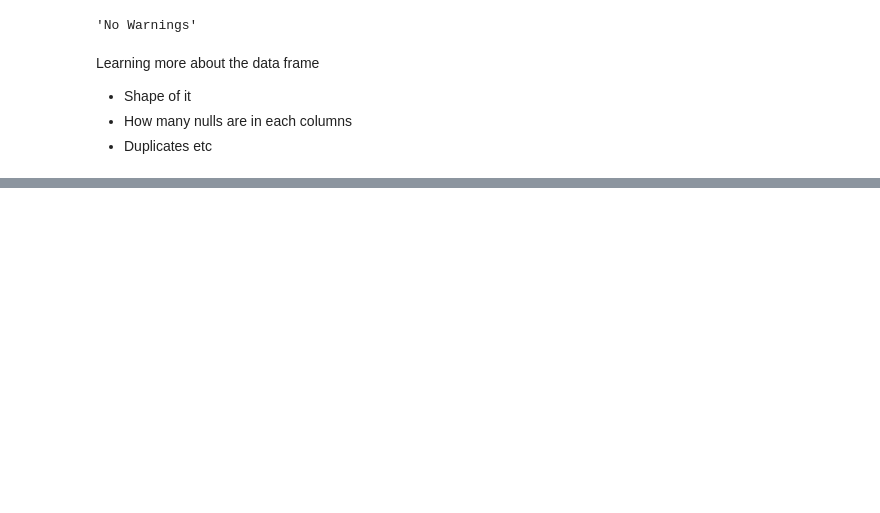
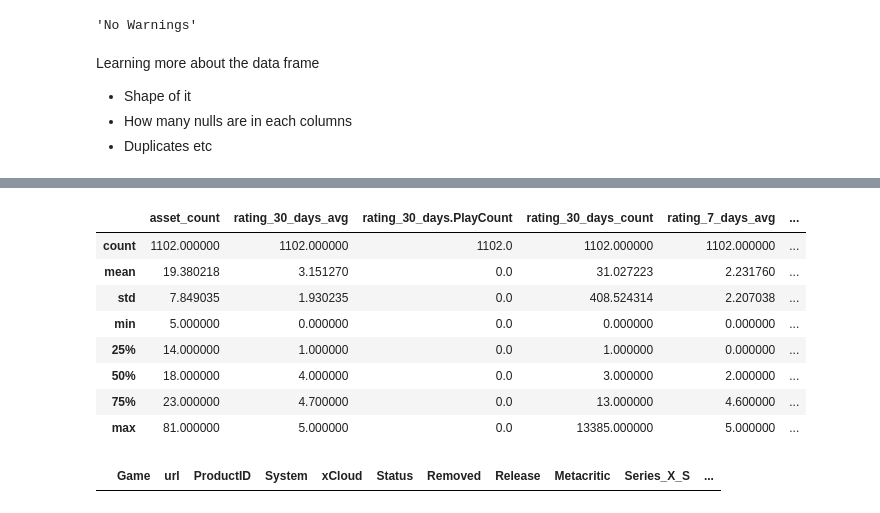
Before and after one commit to Doggo21345/Xbox-ELT-pipeline, a Jupyter notebook: ML/Notebooks/EDA.ipynb, the cells around one changed output, grey strips where cells are left out. Cells and saved outputs as stored; diff of their text form; code cells hidden in the pictures; blank space fills up the shorter version.

```diff
--- a/ML/Notebooks/EDA.ipynb
+++ b/ML/Notebooks/EDA.ipynb
@@ -159,3 +186,19 @@ etc
+# %%
+final_df.describe()
+# %% [output]
+|  | asset_count | rating_30_days_avg | rating_30_days.PlayCount | rating_30_days_count | rating_7_days_avg | ... |
+| count | 1102.000000 | 1102.000000 | 1102.0 | 1102.000000 | 1102.000000 | ... |
+| mean | 19.380218 | 3.151270 | 0.0 | 31.027223 | 2.231760 | ... |
+| std | 7.849035 | 1.930235 | 0.0 | 408.524314 | 2.207038 | ... |
+| min | 5.000000 | 0.000000 | 0.0 | 0.000000 | 0.000000 | ... |
+| 25% | 14.000000 | 1.000000 | 0.0 | 1.000000 | 0.000000 | ... |
+| 50% | 18.000000 | 4.000000 | 0.0 | 3.000000 | 2.000000 | ... |
+| 75% | 23.000000 | 4.700000 | 0.0 | 13.000000 | 4.600000 | ... |
+| max | 81.000000 | 5.000000 | 0.0 | 13385.000000 | 5.000000 | ... |
+# %%
+final_df.loc[final_df.duplicated(subset=['ProductID'])]
+# %% [output]
+|  | Game | url | ProductID | System | xCloud | Status | Removed | Release | Metacritic | Series_X_S | ... |
 # %% [markdown]
 Then this will lead into the univariate analysis where I analyze all of the columns that I think could be useful for this project
 - Looking at their distribution
```
Also changed, not shown: parts of 16 cells of this notebook, 1 other file.
